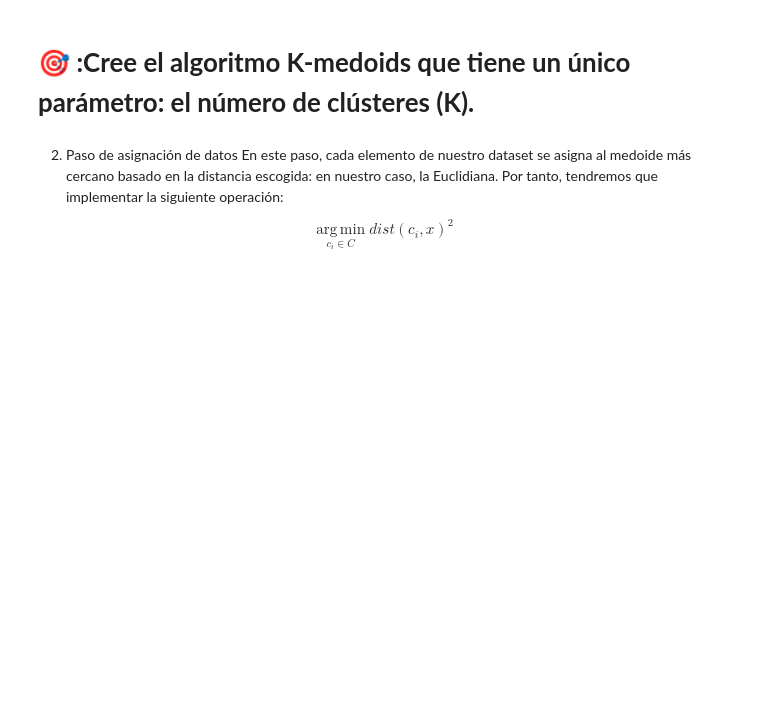
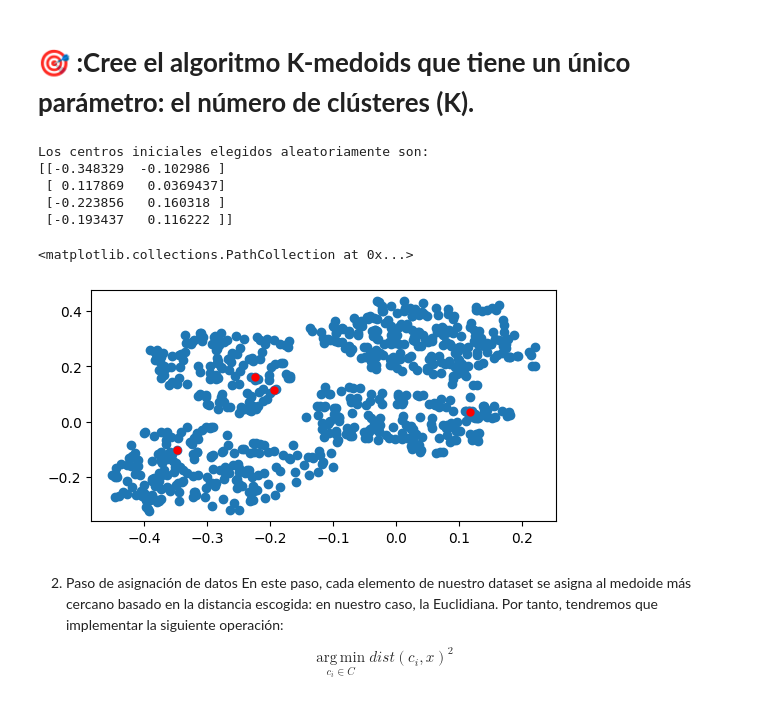
Before and after one commit to SandraNavarrete-docente/aprendizaje-automatico-252601, a Jupyter notebook: 04-MODELOS-NO-SUPERVISADOS/4_4_Métodos_de_clustering_basados_en_particiones_V3.ipynb, the cells around one changed output. Drawn from its saved outputs; the diff is of its cells as text; code cells hidden in the pictures; blank space fills up the shorter version.

```diff
--- a/04-MODELOS-NO-SUPERVISADOS/4_4_Métodos_de_clustering_basados_en_particiones_V3.ipynb
+++ b/04-MODELOS-NO-SUPERVISADOS/4_4_Métodos_de_clustering_basados_en_particiones_V3.ipynb
@@ -54,16 +58,24 @@ ax.scatter(Dx[:,0],Dx[:,1], c=Dy)
 # PASO 1 elejir los medoides iniciales de forma randomica
 def paso1_elije_medoides(K, Dx):
   # Elegimos los centros iniciales entre el conjunto de datos
-  cDx = ## P1. Tu código aquí ##
+  cDx = Dx[np.random.choice(Dx.shape[0], K, replace=False), :]
   return cDx
 # %%
 print('Los centros iniciales elegidos aleatoriamente son:')
 K=4
 cDx = paso1_elije_medoides(K, Dx)
 print(cDx)
 fig, ax = plt.subplots(figsize=(6,3))
 ax.scatter(Dx[:,0],Dx[:,1])
-ax.scatter(cDx[:,0],cDx[:,1], marker='*', s=200, c='r')
+ax.scatter(cDx[:,0],cDx[:,1], marker='.', s=100, c='r')
+# %% [output]
+Los centros iniciales elegidos aleatoriamente son:
+[[-0.348329  -0.102986 ]
+ [ 0.117869   0.0369437]
+ [-0.223856   0.160318 ]
+ [-0.193437   0.116222 ]]
+<matplotlib.collections.PathCollection at 0x...>
+[figure, added]
 # %% [markdown]
 2.   Paso de asignación de datos
 En este paso, cada elemento de nuestro dataset se asigna al medoide más cercano basado en la distancia escogida: en nuestro caso, la Euclidiana. Por tanto, tendremos que implementar la siguiente operación:
```
Also changed, not shown: parts of 14 cells of this notebook.
